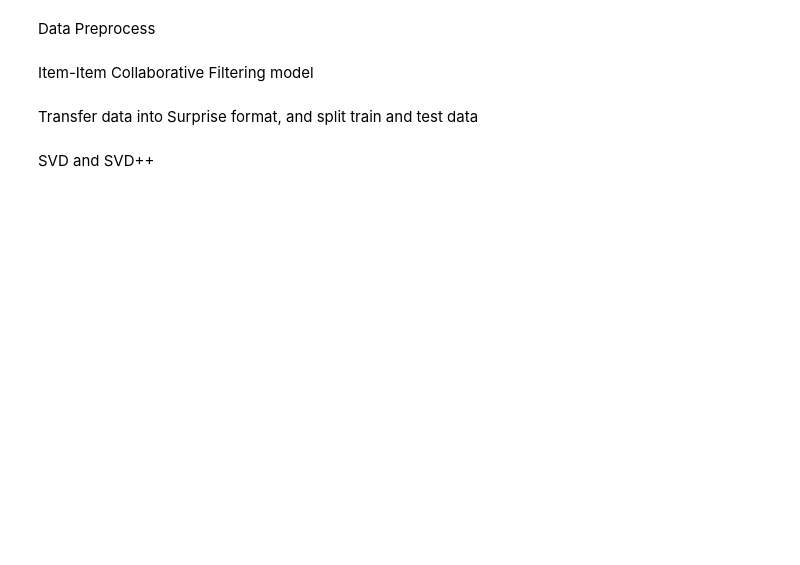
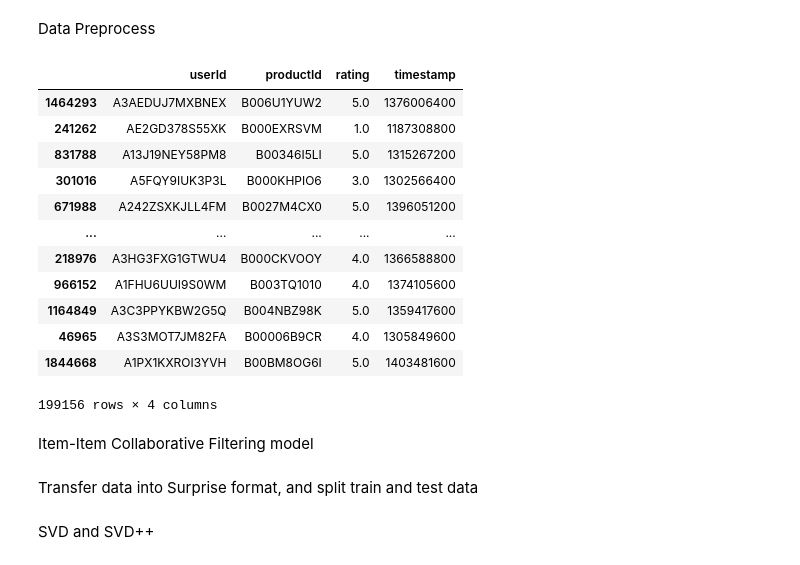
Before and after one commit to Jingxuan-Bao/Amazon_Product_Recommendation, a Jupyter notebook: baselinemodel/BaselineModels.ipynb, the cells around one changed output. Cells and saved outputs as stored; diff of their text form; code cells hidden in the pictures; blank space fills up the shorter version.

```diff
--- a/baselinemodel/BaselineModels.ipynb
+++ b/baselinemodel/BaselineModels.ipynb
@@ -57,6 +57,25 @@ None
 max    5.000000e+00  1.406074e+09
 # %% [markdown]
 Data Preprocess
+# %%
+sample_fraction = 0.1
+sample_data = filtered_data.sample(frac=sample_fraction)
+# %%
+sample_data
+# %% [output]
+|  | userId | productId | rating | timestamp |
+| 1464293 | A3AEDUJ7MXBNEX | B006U1YUW2 | 5.0 | 1376006400 |
+| 241262 | AE2GD378S55XK | B000EXRSVM | 1.0 | 1187308800 |
+| 831788 | A13J19NEY58PM8 | B00346I5LI | 5.0 | 1315267200 |
+| 301016 | A5FQY9IUK3P3L | B000KHPIO6 | 3.0 | 1302566400 |
+| 671988 | A242ZSXKJLL4FM | B0027M4CX0 | 5.0 | 1396051200 |
+| ... | ... | ... | ... | ... |
+| 218976 | A3HG3FXG1GTWU4 | B000CKVOOY | 4.0 | 1366588800 |
+| 966152 | A1FHU6UUI9S0WM | B003TQ1010 | 4.0 | 1374105600 |
+| 1164849 | A3C3PPYKBW2G5Q | B004NBZ98K | 5.0 | 1359417600 |
+| 46965 | A3S3MOT7JM82FA | B00006B9CR | 4.0 | 1305849600 |
+| 1844668 | A1PX1KXROI3YVH | B00BM8OG6I | 5.0 | 1403481600 |
+199156 rows × 4 columns
 # %% [markdown]
 Item-Item Collaborative Filtering model
 # %% [markdown]
```
Also changed, not shown: parts of 13 cells of this notebook.
